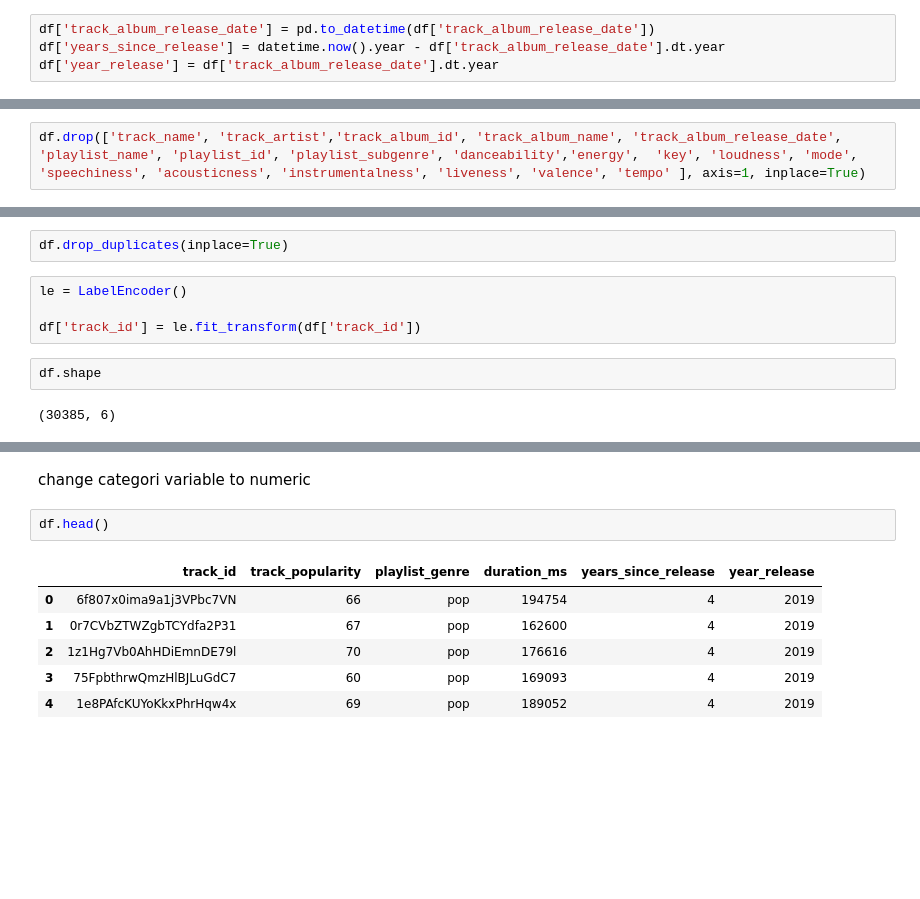
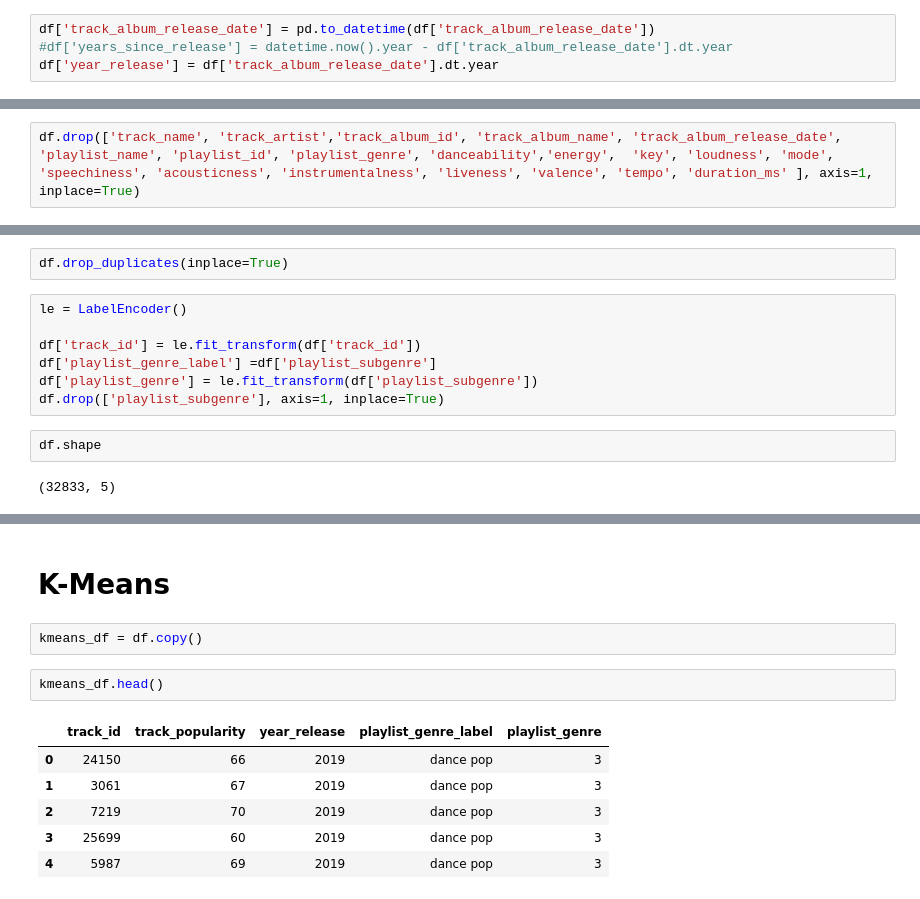
Before and after one commit to ramadhanbay/kuliah, a Jupyter notebook: Clustering.ipynb, the cells around one changed output, grey strips where cells are left out. Saved outputs shown, nothing was run; the diff lists cells and outputs as text; blank space fills up the shorter version.

```diff
--- a/Clustering.ipynb
+++ b/Clustering.ipynb
@@ -43,7 +46,7 @@ dtypes: float64(9), int64(4), object(10)
 memory usage: 5.8+ MB
 # %%
 df['track_album_release_date'] = pd.to_datetime(df['track_album_release_date'])
-df['years_since_release'] = datetime.now().year - df['track_album_release_date'].dt.year
+#df['years_since_release'] = datetime.now().year - df['track_album_release_date'].dt.year
 df['year_release'] = df['track_album_release_date'].dt.year
 # %%
 df.head()
@@ -58,5 +61,5 @@ df.head()
 # %%
-df.drop(['track_name', 'track_artist','track_album_id', 'track_album_name', 'track_album_release_date', 'playlist_name', 'playlist_id', 'playlist_subgenre', 'danceability','energy',  'key', 'loudness', 'mode', 'speechiness', 'acousticness', 'instrumentalness', 'liveness', 'valence', 'tempo' ], axis=1, inplace=True)
+df.drop(['track_name', 'track_artist','track_album_id', 'track_album_name', 'track_album_release_date', 'playlist_name', 'playlist_id', 'playlist_genre', 'danceability','energy',  'key', 'loudness', 'mode', 'speechiness', 'acousticness', 'instrumentalness', 'liveness', 'valence', 'tempo', 'duration_ms' ], axis=1, inplace=True)
 # %%
 df.isna().sum()
 # %% [output]
@@ -87,10 +86,13 @@ df.drop_duplicates(inplace=True)
 le = LabelEncoder()
 
 df['track_id'] = le.fit_transform(df['track_id'])
+df['playlist_genre_label'] =df['playlist_subgenre']
+df['playlist_genre'] = le.fit_transform(df['playlist_subgenre'])
+df.drop(['playlist_subgenre'], axis=1, inplace=True)
 # %%
 df.shape
 # %% [output]
-(30385, 6)
+(32833, 5)
 # %%
 fig=px.imshow(df.corr(),text_auto=True,height=800,width=800,color_continuous_scale=px.colors.sequential.Greens,aspect='auto',title='<b>paiwise correlation of columns')
 fig.update_layout(title_x=0.5)
@@ -98,15 +100,17 @@ fig.show()
 # %% [output]
 The default value of numeric_only in DataFrame.corr is deprecated. In a future version, it will default to False. Select only valid columns or specify the value of numeric_only to silence this warning ...
 [interactive output not drawn]
-# %% [markdown]
-change categori variable to numeric
+# %% [markdown]
+# **K-Means**
+# %%
+kmeans_df = df.copy()
 # %%
-df.head()
+kmeans_df.head()
 # %% [output]
-|  | track_id | track_popularity | playlist_genre | duration_ms | years_since_release | year_release |
-| 0 | 6f807x0ima9a1j3VPbc7VN | 66 | pop | 194754 | 4 | 2019 |
-| 1 | 0r7CVbZTWZgbTCYdfa2P31 | 67 | pop | 162600 | 4 | 2019 |
-| 2 | 1z1Hg7Vb0AhHDiEmnDE79l | 70 | pop | 176616 | 4 | 2019 |
-| 3 | 75FpbthrwQmzHlBJLuGdC7 | 60 | pop | 169093 | 4 | 2019 |
-| 4 | 1e8PAfcKUYoKkxPhrHqw4x | 69 | pop | 189052 | 4 | 2019 |
+|  | track_id | track_popularity | year_release | playlist_genre_label | playlist_genre |
+| 0 | 24150 | 66 | 2019 | dance pop | 3 |
+| 1 | 3061 | 67 | 2019 | dance pop | 3 |
+| 2 | 7219 | 70 | 2019 | dance pop | 3 |
+| 3 | 25699 | 60 | 2019 | dance pop | 3 |
+| 4 | 5987 | 69 | 2019 | dance pop | 3 |
 # %%
```
Also changed, not shown: parts of 27 cells of this notebook.
